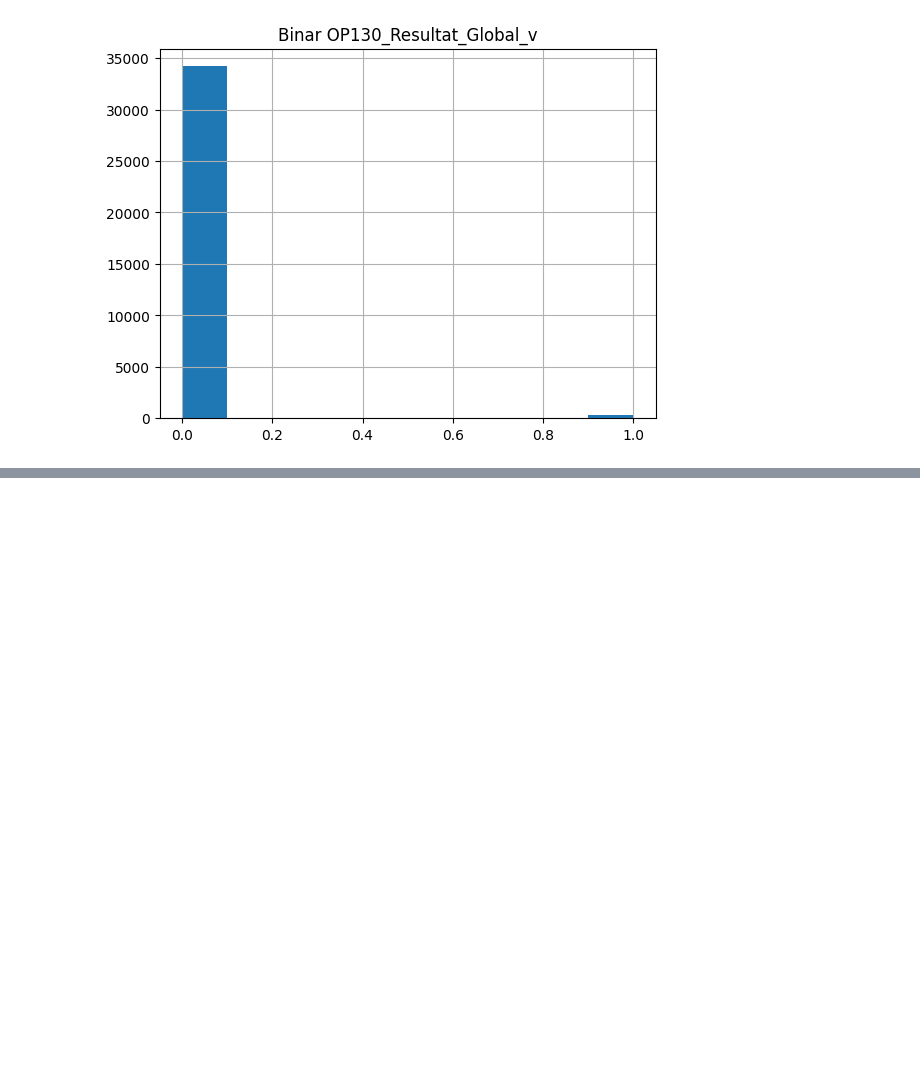
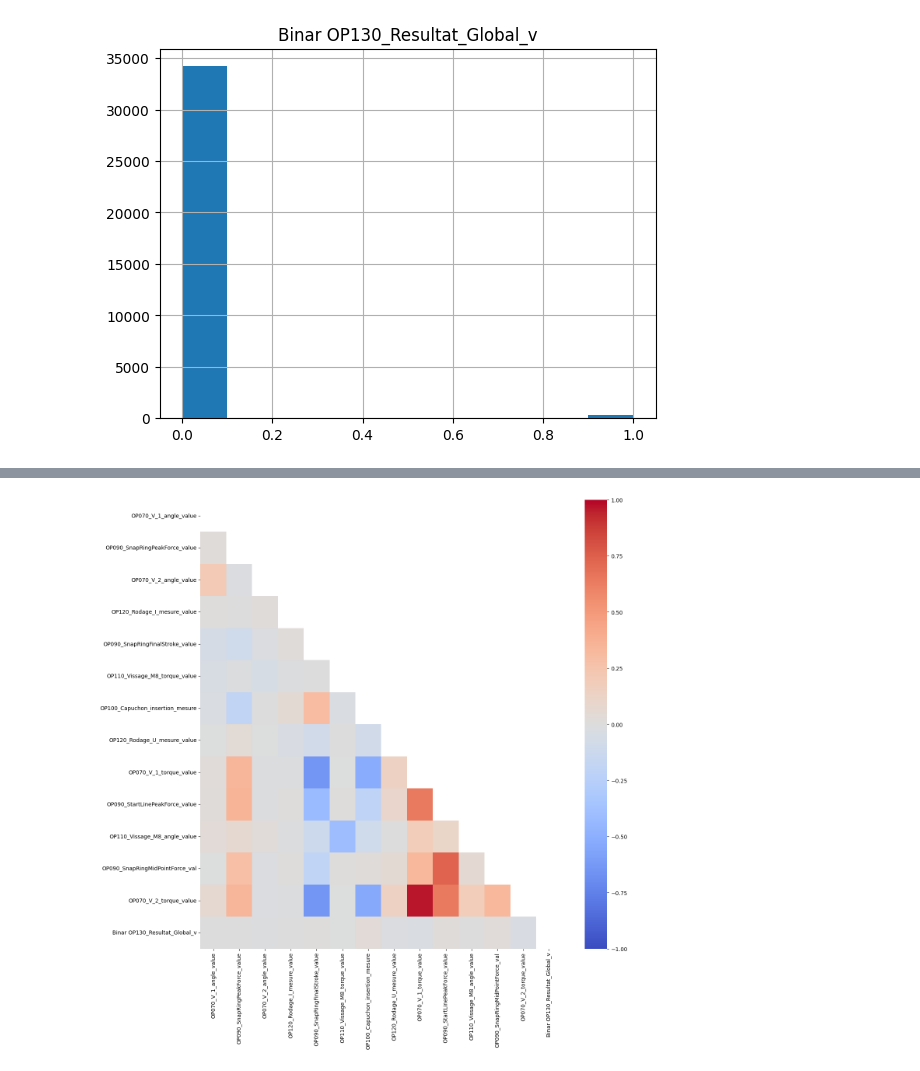
Before and after one commit to TonioHathos/AI_Valeo, a Jupyter notebook: Pre_processing_dataset_clement.ipynb, the cells around one changed output, grey strips where cells are left out. Saved outputs shown, nothing was run; the diff lists cells and outputs as text; code cells hidden in the pictures; blank space fills up the shorter version.

```diff
--- a/Pre_processing_dataset_clement.ipynb
+++ b/Pre_processing_dataset_clement.ipynb
@@ -196,0 +240,2 @@ array([[<Axes: title={'center': 'Binar OP130_Resultat_Global_v'}>]],
+# %%
+df_training_nonull = df_training.dropna()
@@ -196,0 +402,5 @@ array([[<Axes: title={'center': 'Binar OP130_Resultat_Global_v'}>]],
+# %%
+visualization.plot_corr(df_training_nonull, width=15, height=15,
+                        print_value=False)
+# %% [output]
+[figure, added]
```
Also changed, not shown: parts of 34 cells of this notebook.
